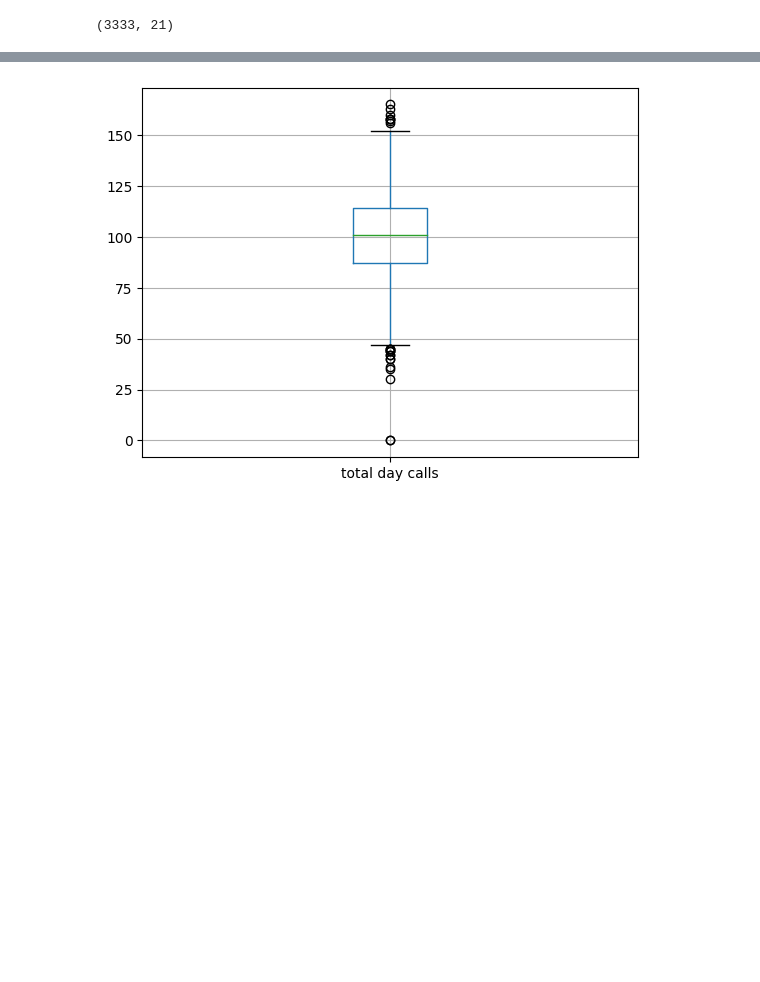
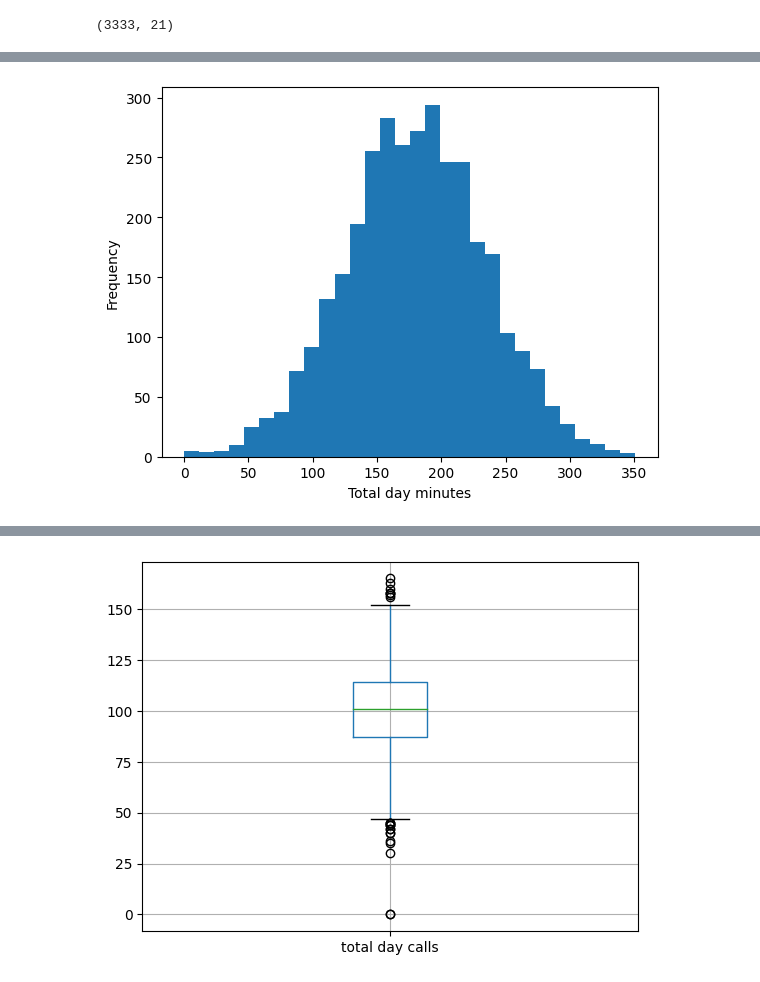
Before and after one commit to Ed-Odhiambo/Phase3_Project, a Jupyter notebook: student.ipynb, the cells around one changed output, grey strips where cells are left out. Cells and saved outputs as stored; diff of their text form; code cells hidden in the pictures; blank space fills up the shorter version.

```diff
--- a/student.ipynb
+++ b/student.ipynb
@@ -165,0 +235,7 @@ df.nunique().value_counts().plot.barh();
+# %%
+plt.hist(df['total day minutes'], bins=30)
+plt.xlabel('Total day minutes')
+plt.ylabel('Frequency')
+plt.show()
+# %% [output]
+[figure, added]
```
Also changed, not shown: parts of 77 cells of this notebook, 1 other file.
